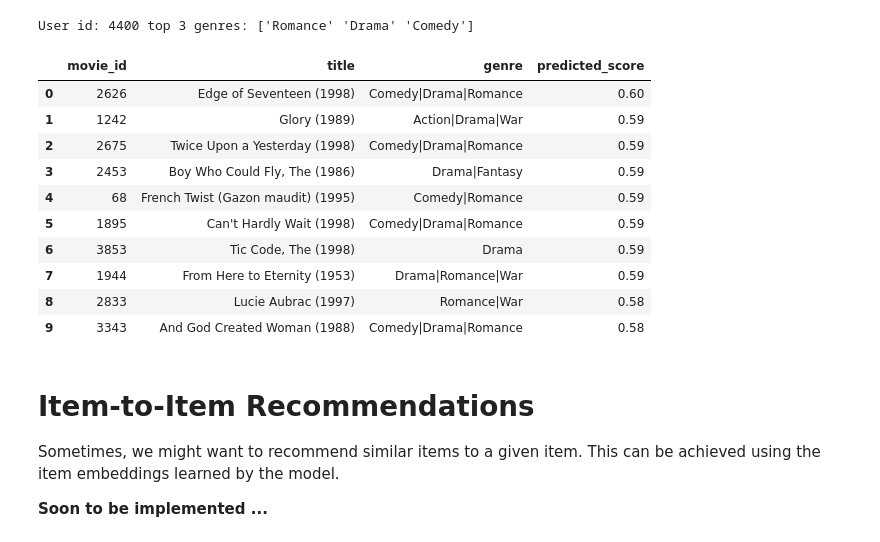
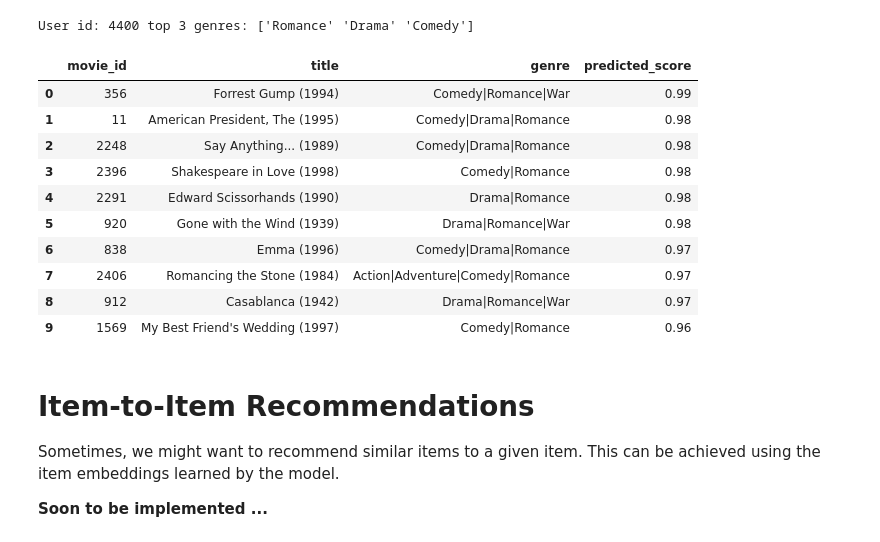
Before and after one commit to oyounis19/NCF-Recommender-System, a Jupyter notebook: app/model/main.ipynb, the cells around one changed output. Cells and saved outputs as stored; diff of their text form; code cells hidden in the pictures.

```diff
--- a/app/model/main.ipynb
+++ b/app/model/main.ipynb
@@ -714,45 +706,44 @@ User id: 4400 top 3 genres: ['Romance' 'Drama' 'Comedy']
 ############### Pipeline ###############
 
 # 1- Retrieval Stage
 movies = Utils.retrieve(
     movies=items,
     user=user.detach().cpu().numpy(),
     k=300, # retrieve 300 relevant movies. Note: higher k leads to better recommendations but slower inference
     random_state=0
 )
 
 # 2- Filtering Stage
 movie_ids, movies = Utils.filter( # Removes already-rated / duplicate movies
     movies=movies,
     ratings=ratings_data_og,
     user_id=new_user['id']
 )
 movie_ids, movies = movie_ids.to(model.device), movies.to(model.device)
 
 # 3- Ranking Stage
 y_pred = model(
     user_id[:len(movies)],
     movie_ids,
     user[:len(movies)],
-    movies,
-    weights
+    movies
 ).cpu().detach().numpy()
 
 # 4- Ordering Stage
 movies_retrieved = items_data_og[items_data_og['movie_id'].isin(movie_ids.cpu().numpy())].sort_values(by='movie_id', key=lambda x: pd.Categorical(x, categories=movie_ids.cpu().numpy(), ordered=True))
 Utils.order(y_pred, movies_retrieved, 'implicit', top_k=10)
 # %% [output]
 |  | movie_id | title | genre | predicted_score |
-| 0 | 2626 | Edge of Seventeen (1998) | Comedy|Drama|Romance | 0.60 |
-| 1 | 1242 | Glory (1989) | Action|Drama|War | 0.59 |
-| 2 | 2675 | Twice Upon a Yesterday (1998) | Comedy|Drama|Romance | 0.59 |
-| 3 | 2453 | Boy Who Could Fly, The (1986) | Drama|Fantasy | 0.59 |
-| 4 | 68 | French Twist (Gazon maudit) (1995) | Comedy|Romance | 0.59 |
-| 5 | 1895 | Can't Hardly Wait (1998) | Comedy|Drama|Romance | 0.59 |
-| 6 | 3853 | Tic Code, The (1998) | Drama | 0.59 |
-| 7 | 1944 | From Here to Eternity (1953) | Drama|Romance|War | 0.59 |
-| 8 | 2833 | Lucie Aubrac (1997) | Romance|War | 0.58 |
-| 9 | 3343 | And God Created Woman (1988) | Comedy|Drama|Romance | 0.58 |
+| 0 | 356 | Forrest Gump (1994) | Comedy|Romance|War | 0.99 |
+| 1 | 11 | American President, The (1995) | Comedy|Drama|Romance | 0.98 |
+| 2 | 2248 | Say Anything... (1989) | Comedy|Drama|Romance | 0.98 |
+| 3 | 2396 | Shakespeare in Love (1998) | Comedy|Romance | 0.98 |
+| 4 | 2291 | Edward Scissorhands (1990) | Drama|Romance | 0.98 |
+| 5 | 920 | Gone with the Wind (1939) | Drama|Romance|War | 0.98 |
+| 6 | 838 | Emma (1996) | Comedy|Drama|Romance | 0.97 |
+| 7 | 2406 | Romancing the Stone (1984) | Action|Adventure|Comedy|Romance | 0.97 |
+| 8 | 912 | Casablanca (1942) | Drama|Romance|War | 0.97 |
+| 9 | 1569 | My Best Friend's Wedding (1997) | Comedy|Romance | 0.96 |
 # %% [markdown]
 # Item-to-Item Recommendations
 Sometimes, we might want to recommend similar items to a given item. This can be achieved using the item embeddings learned by the model.
```
Also changed, not shown: parts of 4 cells of this notebook.
